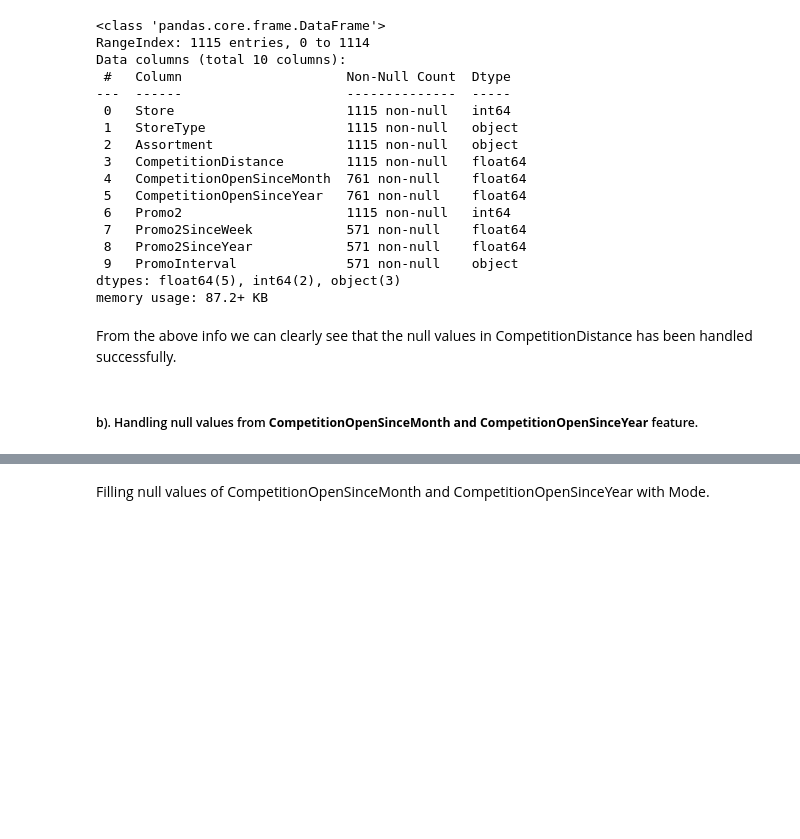
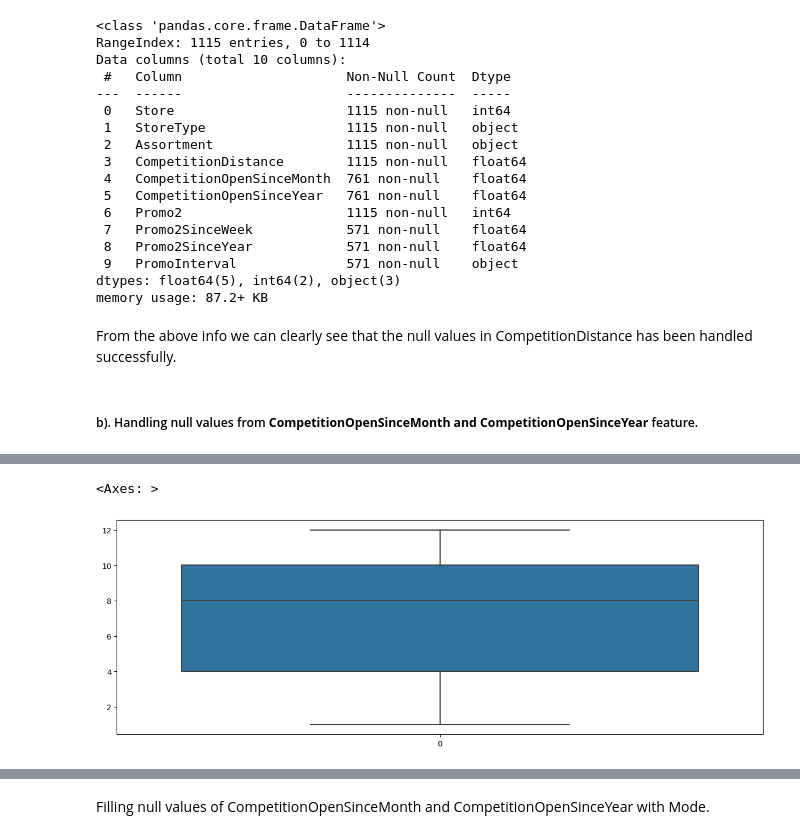
Before and after one commit to MohammadSarim/Capstone-Project-Retail-Sales-Prediction, a Jupyter notebook: Capstone_Project_Retail_Sales_Prediction.ipynb, the cells around one changed output, grey strips where cells are left out. Cells and saved outputs as stored; diff of their text form; code cells hidden in the pictures; blank space fills up the shorter version.

```diff
--- a/Capstone_Project_Retail_Sales_Prediction.ipynb
+++ b/Capstone_Project_Retail_Sales_Prediction.ipynb
@@ -554,7 +568,10 @@ df_store[df_store["CompetitionOpenSinceMonth"].isnull()]
 # %%
 # plotting seaborn box plot to check the outliers in CompetitionOpenSinceMonth and CompetitionOpenSinceYear features
 plt.figure(figsize=(15,5))
-sns.boxplot(df_store["CompetitionOpenSinceMonth"])
+sns.boxplot(Store_Data["CompetitionOpenSinceMonth"])
+# %% [output]
+<Axes: >
+[figure, added]
 # %%
 # plotting seaborn box plot to check the outliers in CompetitionOpenSinceMonth and CompetitionOpenSinceYear features
 plt.figure(figsize=(15,5))
```
Also changed, not shown: parts of 18 cells of this notebook.
